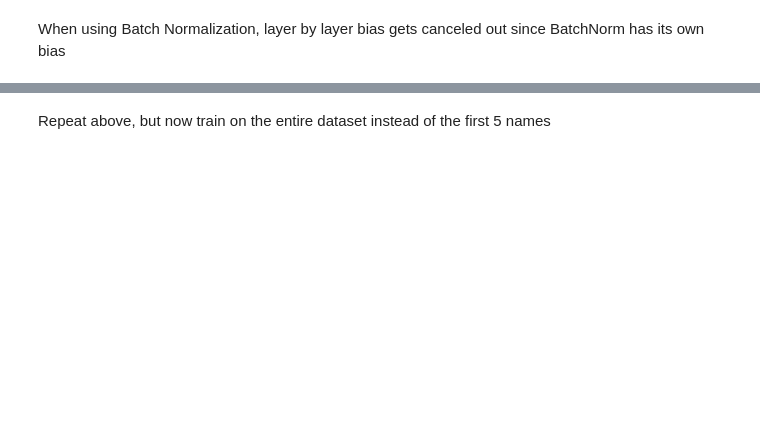
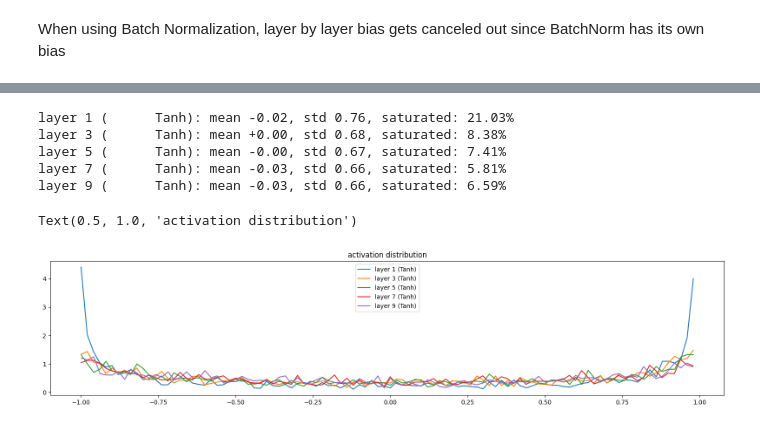
Before and after one commit to AaronWChen/karpathy-zero_to_hero, a Jupyter notebook: notebooks/exploratory/04_intro_to_actiations_gradients_batchnorm.ipynb, the cells around one changed output, grey strips where cells are left out. Saved outputs shown, nothing was run; the diff lists cells and outputs as text; code cells hidden in the pictures; blank space fills up the shorter version.

```diff
--- a/notebooks/exploratory/04_intro_to_actiations_gradients_batchnorm.ipynb
+++ b/notebooks/exploratory/04_intro_to_actiations_gradients_batchnorm.ipynb
@@ -686,7 +671,7 @@ hpreact.mean(0, keepdim=True).shape
 # %% [output]
 torch.Size([1, 200])
 # %%
-loss = -probs[torch.arange(32), Y].log().mean()
+loss = -probs[torch.arange(32), Ytr].log().mean()
 max_steps = 200000
 batch_size = 32
 lossi = []
@@ -1130,2 +1239,15 @@ for _ in range(1000):
 # %%
-logits
+with torch.no_grad():
+    # last layer: make less confident
+    layers[-1].weight *= 0.1
+
+    # all other layers: apply gain
+    for layer in layers[:-1]:
+        if isinstance(layer, Linear):
+            layer.weight *= 5/3
+
+parameters = [C] + [p for layer in layers for p in layer.parameters()]
+
+print(sum(p.nelement() for p in parameters)) # number of parameters in total
+for p in parameters:
+    p.requires_grad = True
@@ -1134,18 +1293,23 @@ logits.max(1)
-# %% [markdown]
-Repeat above, but now train on the entire dataset instead of the first 5 names
 # %%
-# build the dataset
+# visualize histograms
+plt.figure(figsize=(20,4)) # width and height of the plot
+legends = []
 
-block_size = 3 # context length: how many characters do we take to predict the next one
-X, Y = [], []
-for w in words:
-    context = [0] * block_size
-    for ch in w + '.':
-        ix = stoi[ch]
-        X.append(context)
-        Y.append(ix)
-        context = context[1:] + [ix] # crop and append
-
-X = torch.tensor(X)
-Y = torch.tensor(Y)
+for i, layer in enumerate(layers[:-1]): # note: exclude output layer
+    if isinstance(layer, Tanh):
+        t = layer.out
+        print('layer %d (%10s): mean %+.2f, std %.2f, saturated: %.2f%%' % (i, layer.__class__.__name__, t.mean(), t.std(), (t.abs() > 0.97).float().mean()*100))
+        hy, hx = torch.histogram(t, density=True)
+        plt.plot(hx[:-1].detach(), hy.detach());
+        legends.append(f'layer {i} ({layer.__class__.__name__})')
+plt.legend(legends);
+plt.title('activation distribution')
+# %% [output]
+layer 1 (      Tanh): mean -0.02, std 0.76, saturated: 21.03%
+layer 3 (      Tanh): mean +0.00, std 0.68, saturated: 8.38%
+layer 5 (      Tanh): mean -0.00, std 0.67, saturated: 7.41%
+layer 7 (      Tanh): mean -0.03, std 0.66, saturated: 5.81%
+layer 9 (      Tanh): mean -0.03, std 0.66, saturated: 6.59%
+Text(0.5, 1.0, 'activation distribution')
+[figure, added]
 # %%
```
Also changed, not shown: parts of 83 cells of this notebook.
